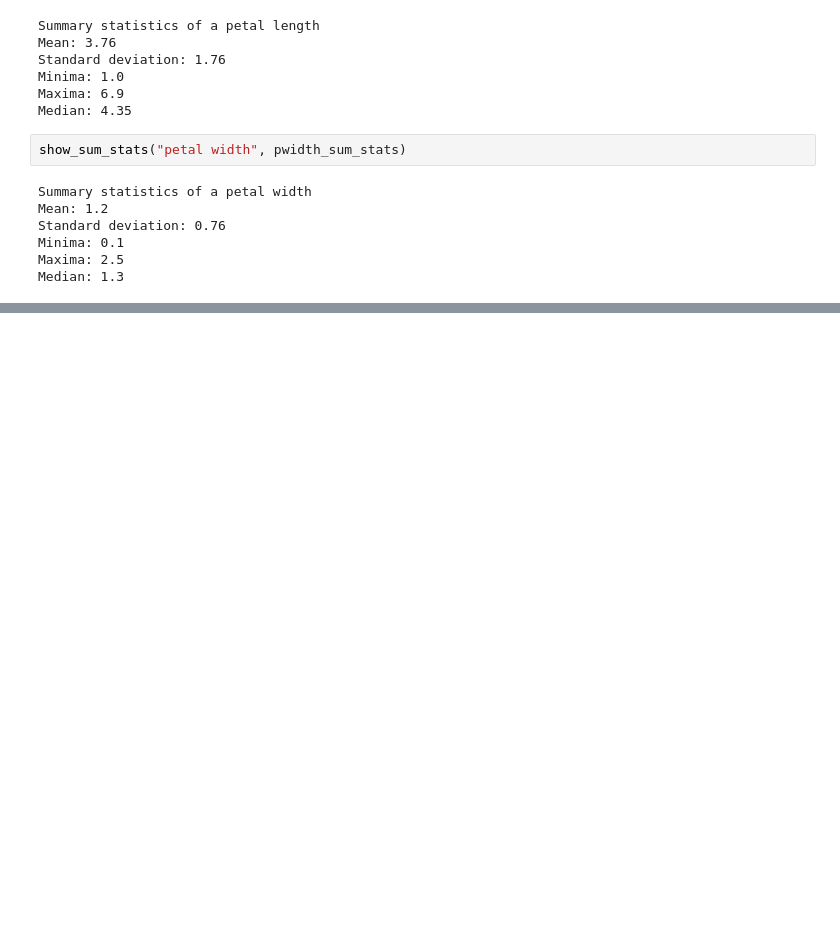
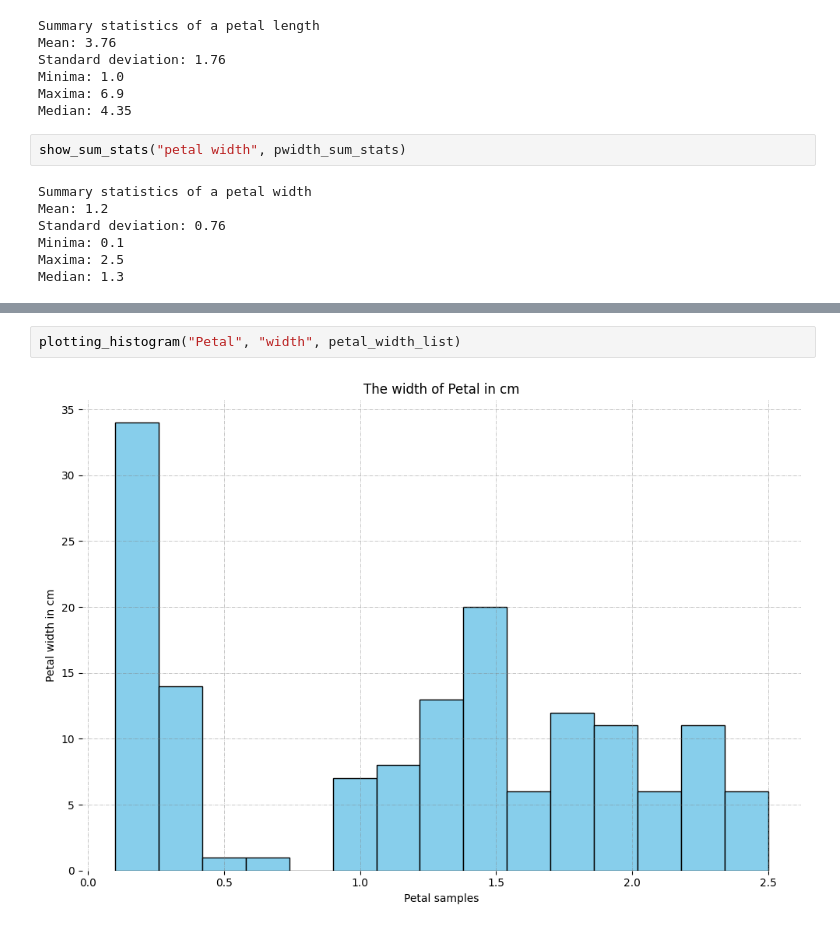
Before and after one commit to aldaszarnauskas/principles_of_data_analytics, a Jupyter notebook: Tasks.ipynb, the cells around one changed output, grey strips where cells are left out. Cells and saved outputs as stored; diff of their text form; blank space fills up the shorter version.

```diff
--- a/Tasks.ipynb
+++ b/Tasks.ipynb
@@ -175,0 +222,4 @@ Median: 1.3
+# %%
+plotting_histogram("Petal", "width", petal_width_list)
+# %% [output]
+[figure, added]
```
Also changed, not shown: parts of 8 cells of this notebook.
